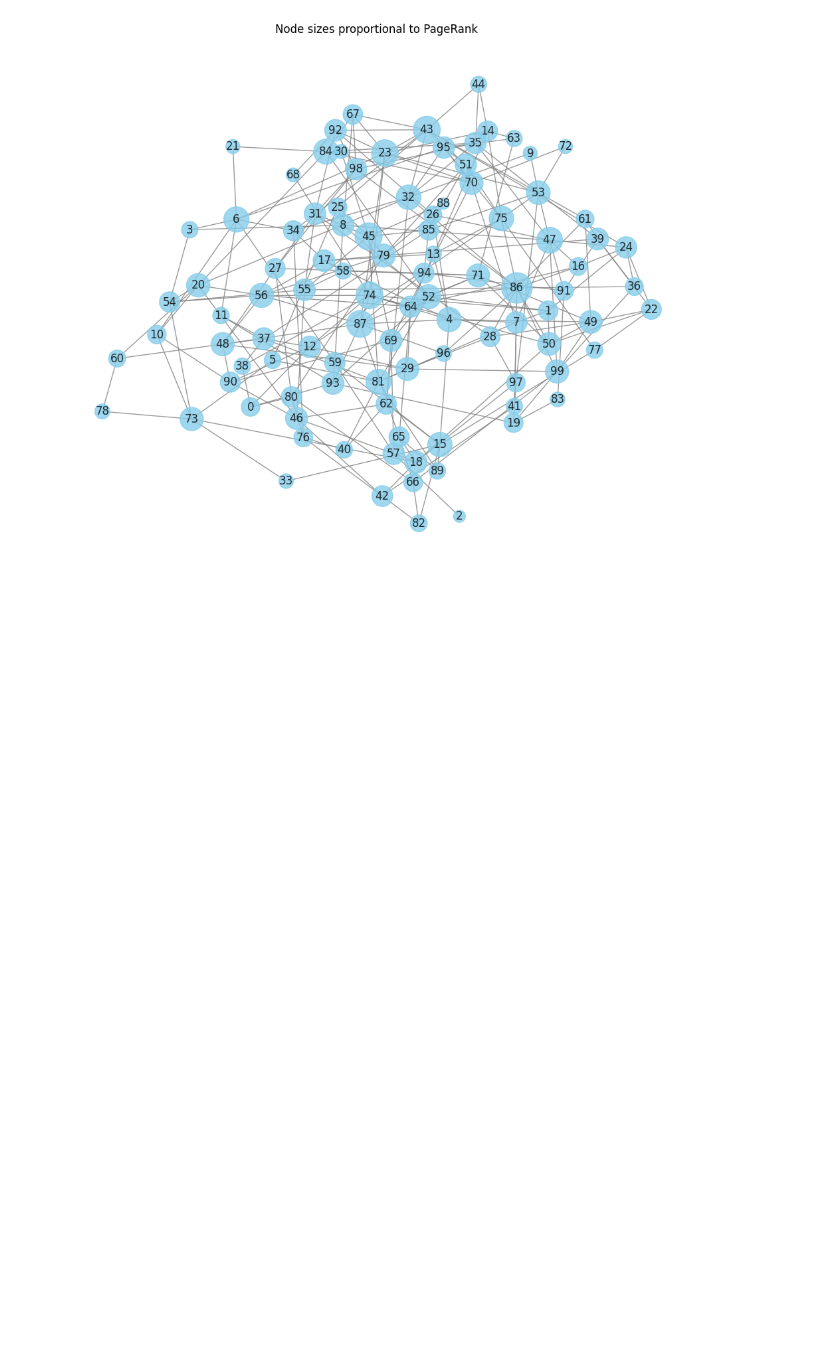
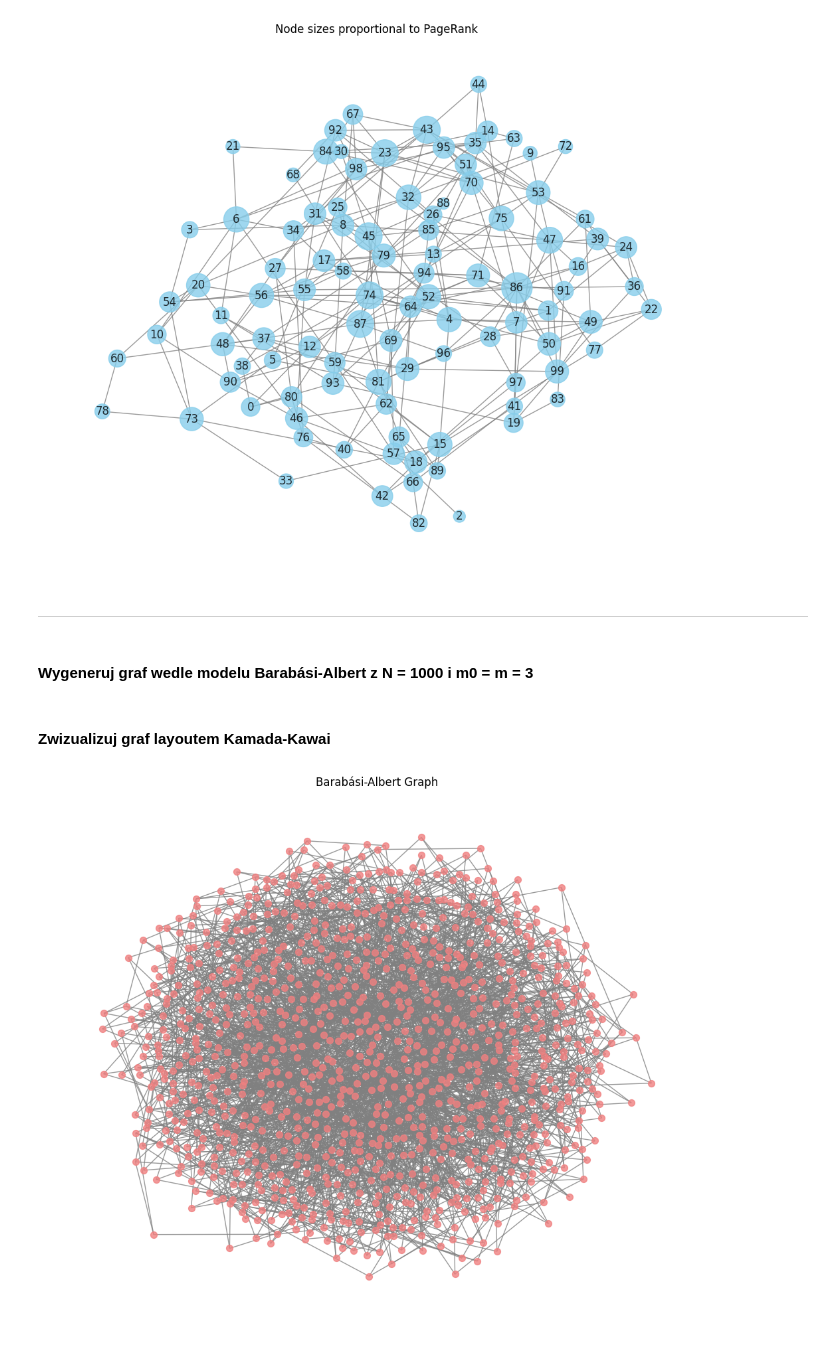
Before and after one commit to jkociecki/complex-networks-pwr, a Jupyter notebook: lab01/networks-analysis.ipynb, the cells around one changed output. Saved outputs shown, nothing was run; the diff lists cells and outputs as text; code cells hidden in the pictures; blank space fills up the shorter version.

```diff
--- a/lab01/networks-analysis.ipynb
+++ b/lab01/networks-analysis.ipynb
@@ -83,3 +100,28 @@ plt.title("Node sizes proportional to PageRank")
 plt.show()
 # %% [output]
 [figure]
+# %% [markdown]
+___
+# %% [markdown]
+#### Wygeneruj graf wedle modelu Barabási-Albert z N = 1000 i m0 = m = 3
+# %%
+N, m = 1000, 3
+ba = nx.barabasi_albert_graph(N, m)
+# %% [markdown]
+#### Zwizualizuj graf layoutem Kamada-Kawai
+# %%
+plt.figure(figsize=(10, 8))
+pos = nx.kamada_kawai_layout(ba)
+nx.draw(
+    ba,
+    pos,
+    node_size=50,
+    node_color="lightcoral",
+    with_labels=False,
+    edge_color="gray",
+    alpha=0.8,
+)
+plt.title("Barabási-Albert Graph")
+plt.show()
+# %% [output]
+[figure, added]
```
Also changed, not shown: parts of 24 cells of this notebook, 1 other file.
